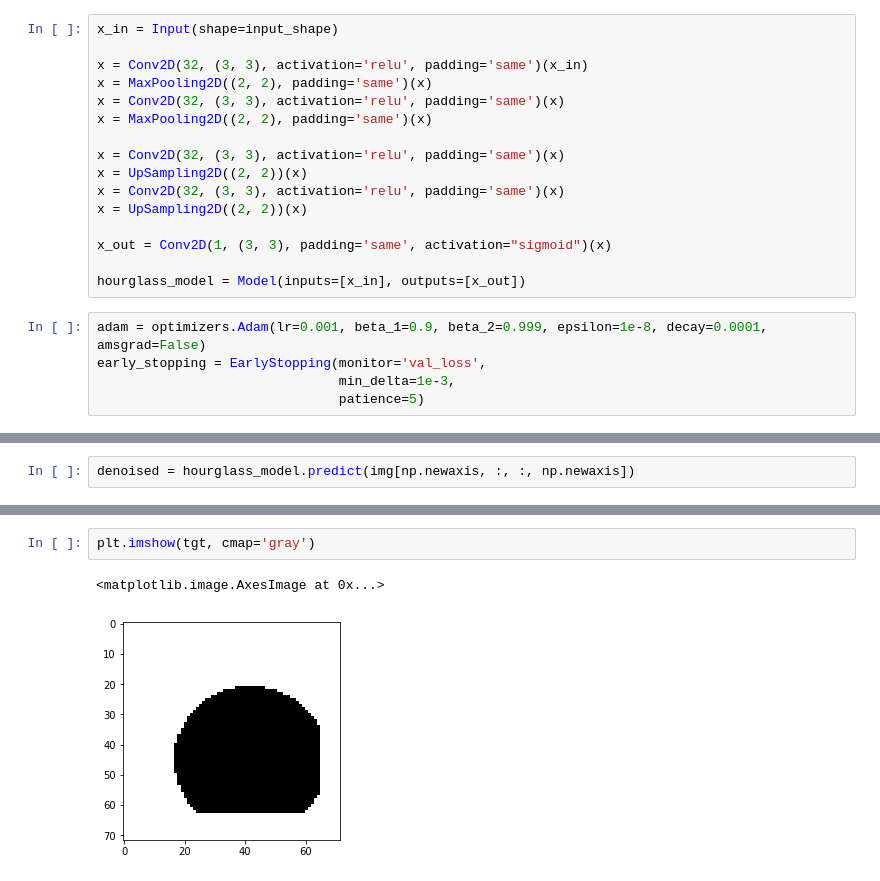
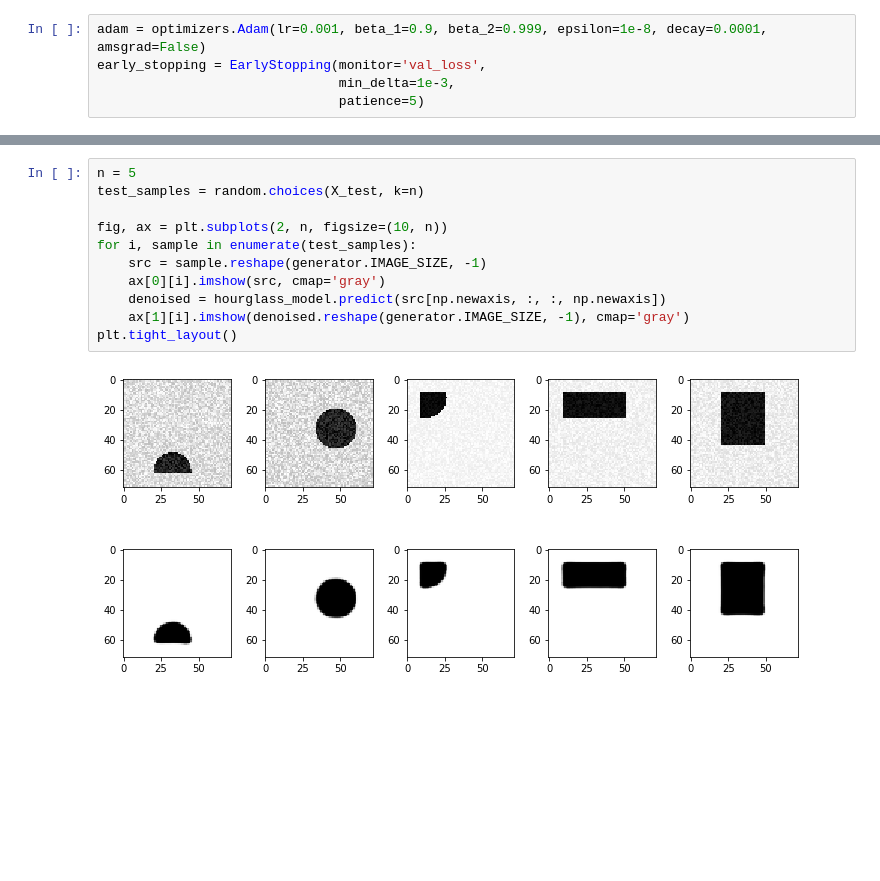
Before and after one commit to shahineb/archives1819, a Jupyter notebook: MP1/MVA-MP1.ipynb, the cells around one changed output, grey strips where cells are left out. Saved outputs shown, nothing was run; the diff lists cells and outputs as text; blank space fills up the shorter version.

```diff
--- a/MP1/MVA-MP1.ipynb
+++ b/MP1/MVA-MP1.ipynb
@@ -614,22 +607,6 @@ Total params: 14,458
 Trainable params: 14,458
 Non-trainable params: 0
 __________________________________________________________________________________________________
-# %%
-x_in = Input(shape=input_shape)
-
-x = Conv2D(32, (3, 3), activation='relu', padding='same')(x_in)
-x = MaxPooling2D((2, 2), padding='same')(x)
-x = Conv2D(32, (3, 3), activation='relu', padding='same')(x)
-x = MaxPooling2D((2, 2), padding='same')(x)
-
-x = Conv2D(32, (3, 3), activation='relu', padding='same')(x)
-x = UpSampling2D((2, 2))(x)
-x = Conv2D(32, (3, 3), activation='relu', padding='same')(x)
-x = UpSampling2D((2, 2))(x)
-
-x_out = Conv2D(1, (3, 3), padding='same', activation="sigmoid")(x)
-
-hourglass_model = Model(inputs=[x_in], outputs=[x_out])
 # %%
 adam = optimizers.Adam(lr=0.001, beta_1=0.9, beta_2=0.999, epsilon=1e-8, decay=0.0001, amsgrad=False)
 early_stopping = EarlyStopping(monitor='val_loss',
@@ -669,2 +642,0 @@ plt.imshow(img, cmap='gray')
-# %%
-denoised = hourglass_model.predict(img[np.newaxis, :, :, np.newaxis])
@@ -676,5 +643,13 @@ plt.imshow(denoised.reshape(generator.IMAGE_SIZE, -1), cmap='gray')
-# %%
-plt.imshow(tgt, cmap='gray')
-# %% [output]
-<matplotlib.image.AxesImage at 0x...>
-[figure, removed]
+# %%
+n = 5
+test_samples = random.choices(X_test, k=n)
+
+fig, ax = plt.subplots(2, n, figsize=(10, n))
+for i, sample in enumerate(test_samples):
+    src = sample.reshape(generator.IMAGE_SIZE, -1)
+    ax[0][i].imshow(src, cmap='gray')
+    denoised = hourglass_model.predict(src[np.newaxis, :, :, np.newaxis])
+    ax[1][i].imshow(denoised.reshape(generator.IMAGE_SIZE, -1), cmap='gray')
+plt.tight_layout()
+# %% [output]
+[figure, added]
```
Also changed, not shown: parts of 27 cells of this notebook, 1 other file.
